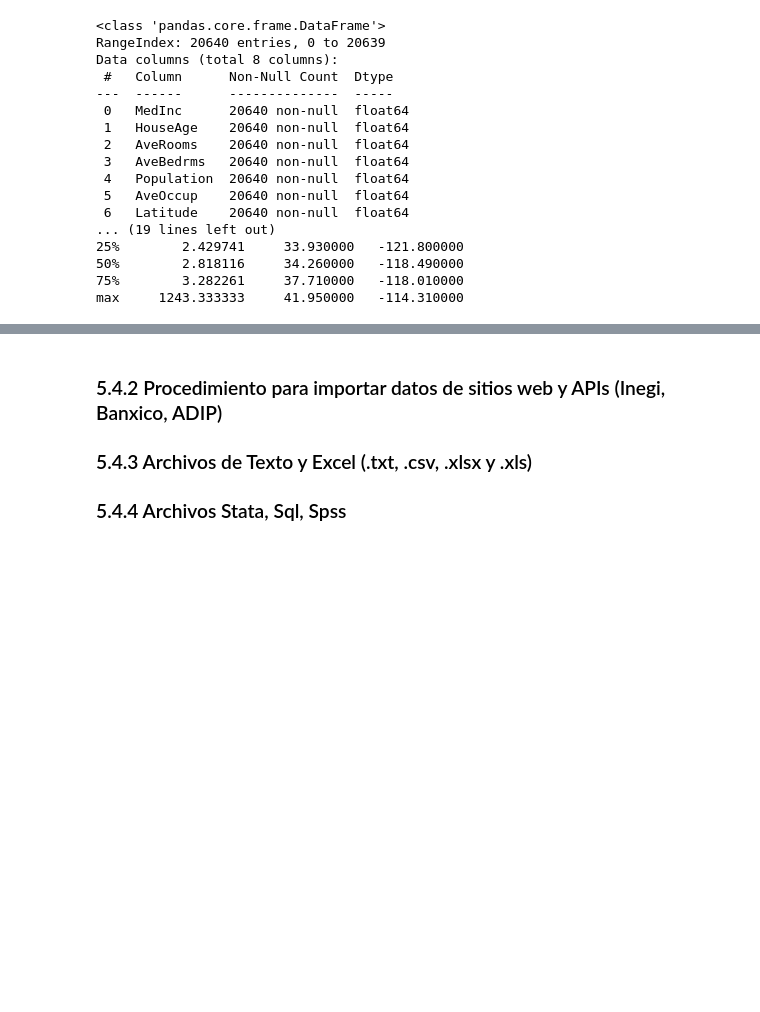
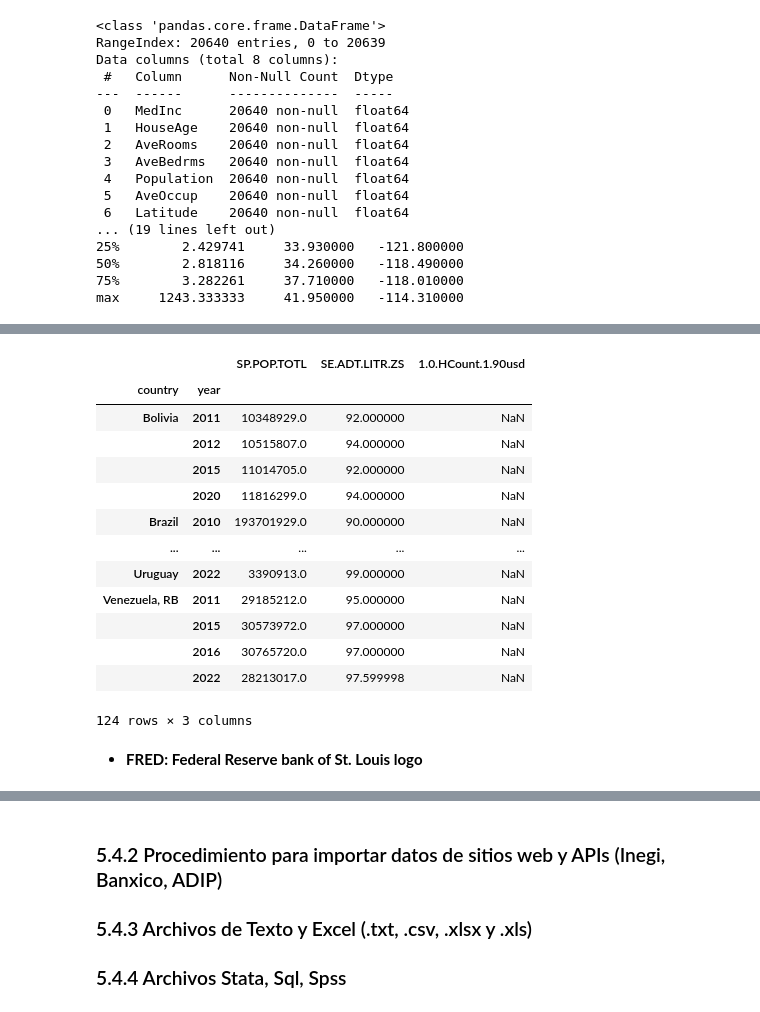
Before and after one commit to DiegoSReco/intro_python_para_economistas, a Jupyter notebook: script_python_5_Analisis_Datos_Pandas_2.ipynb, the cells around one changed output, grey strips where cells are left out. Cells and saved outputs as stored; diff of their text form; code cells hidden in the pictures; blank space fills up the shorter version.

```diff
--- a/script_python_5_Analisis_Datos_Pandas_2.ipynb
+++ b/script_python_5_Analisis_Datos_Pandas_2.ipynb
@@ -276,0 +364,19 @@ max     1243.333333     41.950000   -114.310000
+# %%
+df_pob_tot_LA[ df_pob_tot_LA['SP.POP.TOTL'].notnull() &  df_pob_tot_LA['SE.ADT.LITR.ZS'].notnull()  ]
+# %% [output]
+|  |  | SP.POP.TOTL | SE.ADT.LITR.ZS | 1.0.HCount.1.90usd |
+| country | year |  |  |  |
+| Bolivia | 2011 | 10348929.0 | 92.000000 | NaN |
+|  | 2012 | 10515807.0 | 94.000000 | NaN |
+|  | 2015 | 11014705.0 | 92.000000 | NaN |
+|  | 2020 | 11816299.0 | 94.000000 | NaN |
+| Brazil | 2010 | 193701929.0 | 90.000000 | NaN |
+| ... | ... | ... | ... | ... |
+| Uruguay | 2022 | 3390913.0 | 99.000000 | NaN |
+| Venezuela, RB | 2011 | 29185212.0 | 95.000000 | NaN |
+|  | 2015 | 30573972.0 | 97.000000 | NaN |
+|  | 2016 | 30765720.0 | 97.000000 | NaN |
+|  | 2022 | 28213017.0 | 97.599998 | NaN |
+124 rows × 3 columns
+# %% [markdown]
+* **FRED: Federal Reserve bank of St. Louis logo**
```
Also changed, not shown: parts of 8 cells of this notebook.
